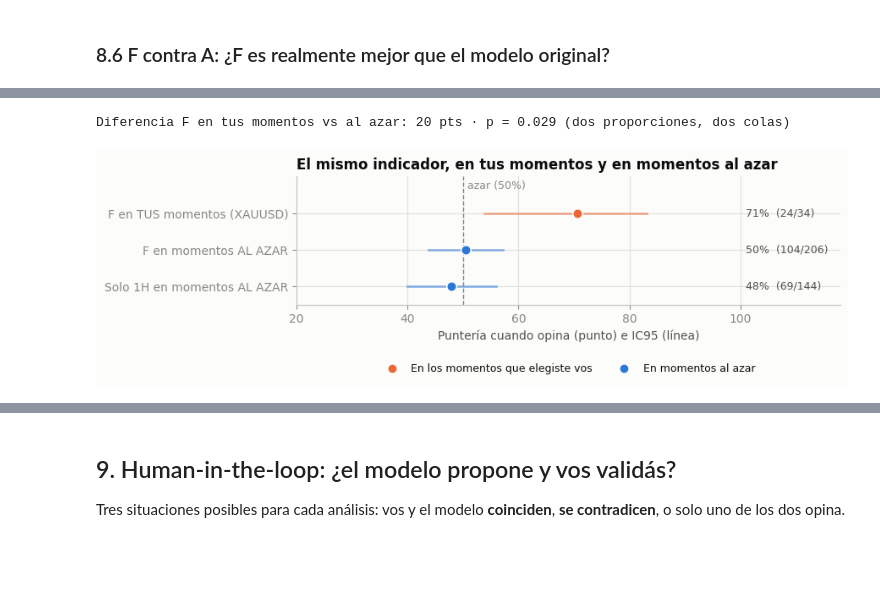
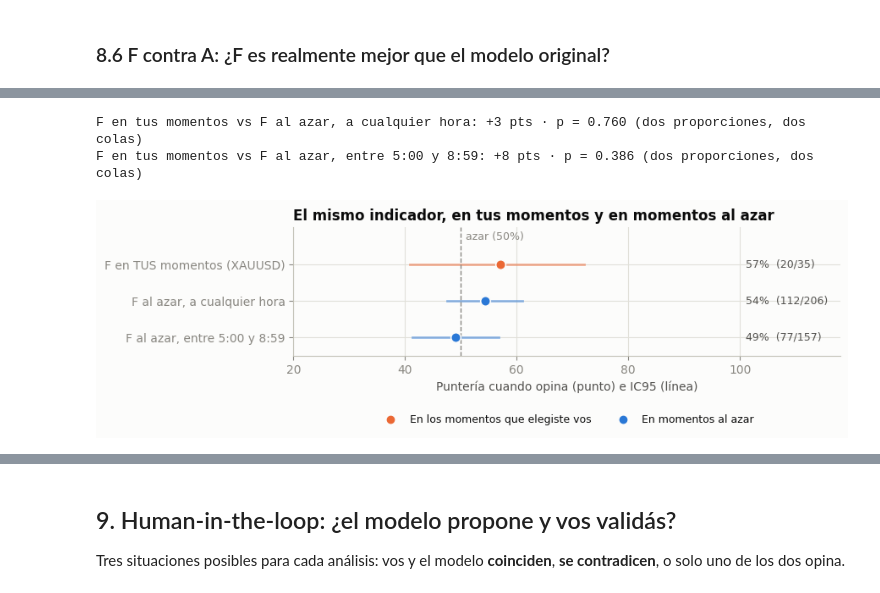
Before and after one commit to Jorgepyth/blast_master, a Jupyter notebook: jupyter/p2_edge_evaluation.ipynb, the cells around one changed output, grey strips where cells are left out. Saved outputs shown, nothing was run; the diff lists cells and outputs as text; code cells hidden in the pictures; blank space fills up the shorter version.

```diff
--- a/jupyter/p2_edge_evaluation.ipynb
+++ b/jupyter/p2_edge_evaluation.ipynb
@@ -301,18 +387,0 @@ Estas son las únicas preguntas con reglas de decisión **fijadas antes de ver l
-# %%
-cuentas_ev = [ev.load_account(db, os.path.join(MT5, carpeta), True) for db, carpeta in CUENTAS.values()]
-filas_ev = [r for a in cuentas_ev for r in a.rows]
-ejec = ev.executed_frame(filas_ev)
-q1 = ev.run_question_1(filas_ev, seed=ev.DEFAULT_SEED)
-q2 = ev.run_question_2(filas_ev)
-q3 = ev.run_question_3(ejec, seed=ev.DEFAULT_SEED)
-
-veredicto = [{"#": t.key, "Pregunta": t.question, "Resultado": t.statistic,
-              "p": f"{t.p_value:.3f}", "p (Holm)": f"{t.p_holm:.3f}",
-              "¿Señal?": "✅ sí" if t.signal else "— no concluyente"} for t in q1]
-veredicto.append({"#": "2", "Pregunta": "¿Pesos mejores fuera de muestra?",
-                  "Resultado": f"óptimo {q2.wf['óptimo'].accuracy*100:.1f}% vs actuales {q2.wf['actuales'].accuracy*100:.1f}% (walk-forward)",
-                  "p": "—", "p (Holm)": "—", "¿Señal?": "✅ sí" if q2.signal else "— no concluyente"})
-veredicto.append({"#": "3", "Pregunta": "¿R positivo?",
-                  "Resultado": f"{q3.expectancy:+.2f}R por trade, IC95 [{q3.ci[0]:+.2f}, {q3.ci[1]:+.2f}], n={q3.n}",
-                  "p": "—", "p (Holm)": "—", "¿Señal?": "✅ sí" if q3.signal else "— no concluyente"})
-pd.DataFrame(veredicto).set_index("#")
@@ -820,35 +929,38 @@ banda = float(np.median((dv + di) / 2))
 
 h1 = prov_x._load_tf("1H")
 t0, t1 = min(r.timestamp_entry for r in xau), max(r.timestamp_entry for r in xau)
-cand = h1[(h1["time"] >= t0) & (h1["time"] <= t1)]
-rng = np.random.default_rng(SEED)
-elegidos = rng.choice(len(cand), size=min(400, len(cand)), replace=False)
-anclas = sorted(cand["time"].iloc[elegidos] + pd.Timedelta(minutes=30))   # a mitad de vela, como un análisis real
-solo1h = replace(MODEL_C, name="1H", timeframes=("1H",), weights={"1H": 1.0})
+todas = h1[(h1["time"] >= t0) & (h1["time"] <= t1)]
+manana = todas[todas["time"].dt.hour.between(5, 8)]   # la franja de 2 de cada 3 de tus análisis
+horas_tuyas = pd.Series([r.timestamp_entry.hour for r in xau])
+print(f"Tus análisis de XAUUSD entre las 5:00 y las 8:59: {int(horas_tuyas.between(5, 8).sum())} de {len(xau)}")
 
-azar = {"F": [], "Solo 1H": []}
-for a in anclas:
-    a = a.to_pydatetime()
-    ep = float(h1.loc[h1["time"] < a, "close"].iloc[-1])
-    g, inc = first_touch_direction("long", prov_x.get_forward_path(a, 2160), ep, ep + banda, ep - banda)
-    if inc or not g:
-        continue
-    real = 1 if g == "long" else -1
-    for nombre, m in (("F", MODEL_F), ("Solo 1H", solo1h)):
-        sn = {tf: prov_x.get_indicator_snapshot(tf, a) for tf in m.timeframes}
-        v = rescale_p2_sistematico(compute_score_p2_sistematico(sn, m)[0])
-        azar[nombre].append((0 if not v else (1 if v > 0 else -1), real))
+def al_azar(cand, modelo):
+    rng = np.random.default_rng(SEED)
+    elegidos = rng.choice(len(cand), size=min(400, len(cand)), replace=False)
+    pares = []
+    for a in sorted(cand["time"].iloc[elegidos] + pd.Timedelta(minutes=30)):   # a mitad de vela, como un análisis real
+        a = a.to_pydatetime()
+        ep = prov_x.last_closed_close("15M", a)                                 # el precio visible en ese momento
+        g, inc = first_touch_direction("long", prov_x.get_forward_path(a, 2160), ep, ep + banda, ep - banda)
+        if inc or not g:
+            continue
+        sn = {tf: prov_x.get_indicator_snapshot(tf, a) for tf in modelo.timeframes}
+        v = rescale_p2_sistematico(compute_score_p2_sistematico(sn, modelo)[0])
+        pares.append((0 if not v else (1 if v > 0 else -1), 1 if g == "long" else -1))
+    return pares
+
+azar = {"F al azar, a cualquier hora": al_azar(todas, MODEL_F),
+        "F al azar, entre 5:00 y 8:59": al_azar(manana, MODEL_F)}
 
 en_xau = np.array([n == "XAUUSD" for n, _ in P2])
 k_h, n_h = puntos(PRED["F"], en_xau)
-resueltos = len(azar["F"])
-print(f"Banda simétrica: ±{banda:.1f} pts (mediana de tus distancias). Momentos al azar resueltos: {resueltos} "
-      f"(subió {sum(g > 0 for _, g in azar['F'])}, bajó {sum(g < 0 for _, g in azar['F'])}).")
+print(f"Banda simétrica: ±{banda:.1f} pts (mediana de tus distancias). Momentos al azar resueltos: "
+      + ", ".join(f"{k} {len(v)}" for k, v in azar.items()) + ".")
 
 filas, puntos_graf = [], []
 for etiqueta, k, n, cobertura in (
         ("F en TUS momentos (XAUUSD)", k_h, n_h, n_h / int(en_xau.sum())),
-        *[(f"{nom} en momentos AL AZAR", sum(p == g for p, g in v if p), sum(1 for p, _ in v if p),
+        *[(nom, sum(p == g for p, g in v if p), sum(1 for p, _ in v if p),
            sum(1 for p, _ in v if p) / len(v)) for nom, v in azar.items()]):
     lo, hi = wilson_interval(k, n)
     filas.append({"Dónde se aplica": etiqueta, "Aciertos": f"{k}/{n} = {k/n*100:.0f}%",
@@ -858,11 +970,12 @@ for etiqueta, k, n, cobertura in (
 display(pd.DataFrame(filas).set_index("Dónde se aplica"))
 
 # ¿La diferencia entre tus momentos y los momentos al azar es real? (dos proporciones, aproximación normal)
-k_a = sum(p == g for p, g in azar["F"] if p); n_a = sum(1 for p, _ in azar["F"] if p)
-pool = (k_h + k_a) / (n_h + n_a)
-z = (k_h / n_h - k_a / n_a) / math.sqrt(pool * (1 - pool) * (1 / n_h + 1 / n_a))
-print(f"Diferencia F en tus momentos vs al azar: {100*(k_h/n_h - k_a/n_a):.0f} pts · "
-      f"p = {math.erfc(abs(z) / math.sqrt(2)):.3f} (dos proporciones, dos colas)")
+for nombre, v in azar.items():
+    k_a = sum(p == g for p, g in v if p); n_a = sum(1 for p, _ in v if p)
+    pool = (k_h + k_a) / (n_h + n_a)
+    z = (k_h / n_h - k_a / n_a) / math.sqrt(pool * (1 - pool) * (1 / n_h + 1 / n_a))
+    print(f"F en tus momentos vs {nombre}: {100*(k_h/n_h - k_a/n_a):+.0f} pts · "
+          f"p = {math.erfc(abs(z) / math.sqrt(2)):.3f} (dos proporciones, dos colas)")
 
 fig, ax = plt.subplots(figsize=(9, 3.3))
 for i, (etiqueta, k, n, lo, hi) in enumerate(puntos_graf):
@@ -890,2 +1004,3 @@ Banda simétrica: ±40.0 pts (mediana de tus distancias). Momentos al azar resue
-Diferencia F en tus momentos vs al azar: 20 pts · p = 0.029 (dos proporciones, dos colas)
+F en tus momentos vs F al azar, a cualquier hora: +3 pts · p = 0.760 (dos proporciones, dos colas)
+F en tus momentos vs F al azar, entre 5:00 y 8:59: +8 pts · p = 0.386 (dos proporciones, dos colas)
-[figure, old version]
+[figure, new version]
```
Also changed, not shown: parts of 63 cells of this notebook, 6 other files.
